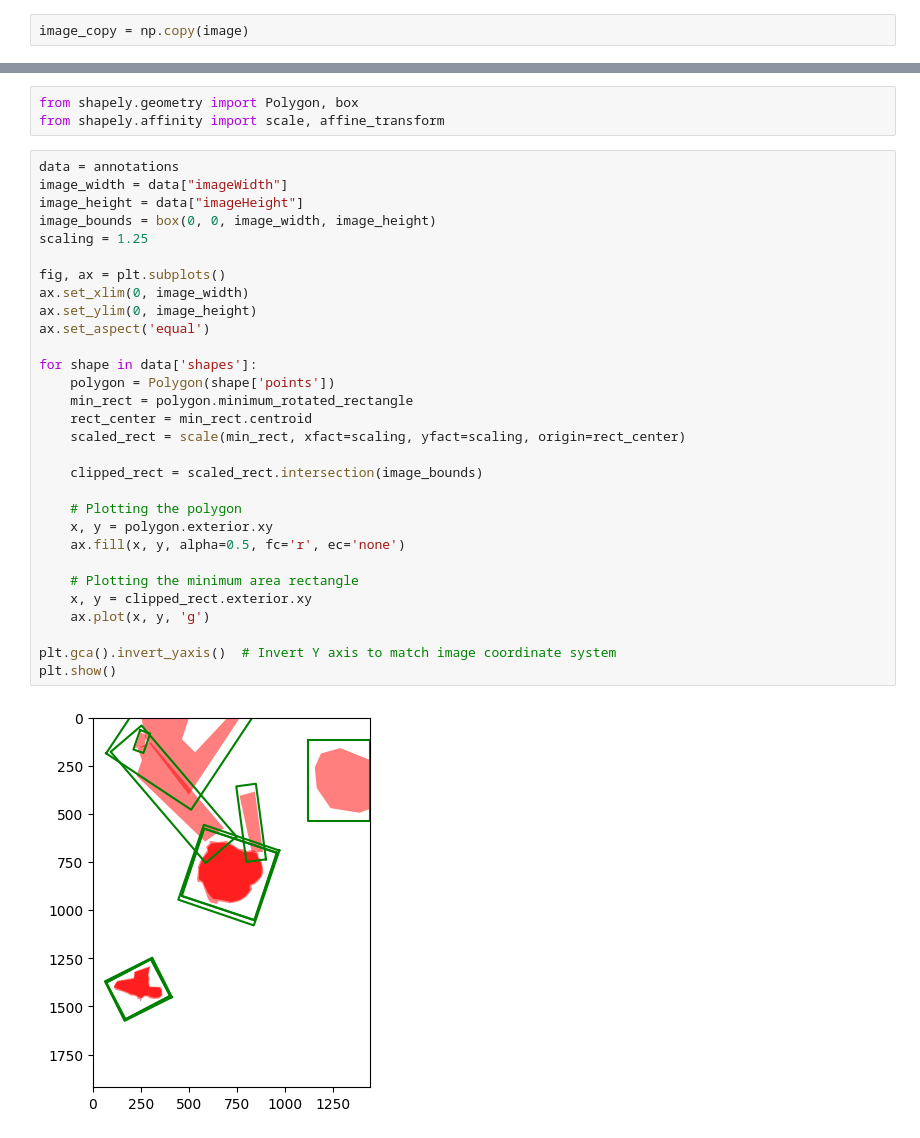
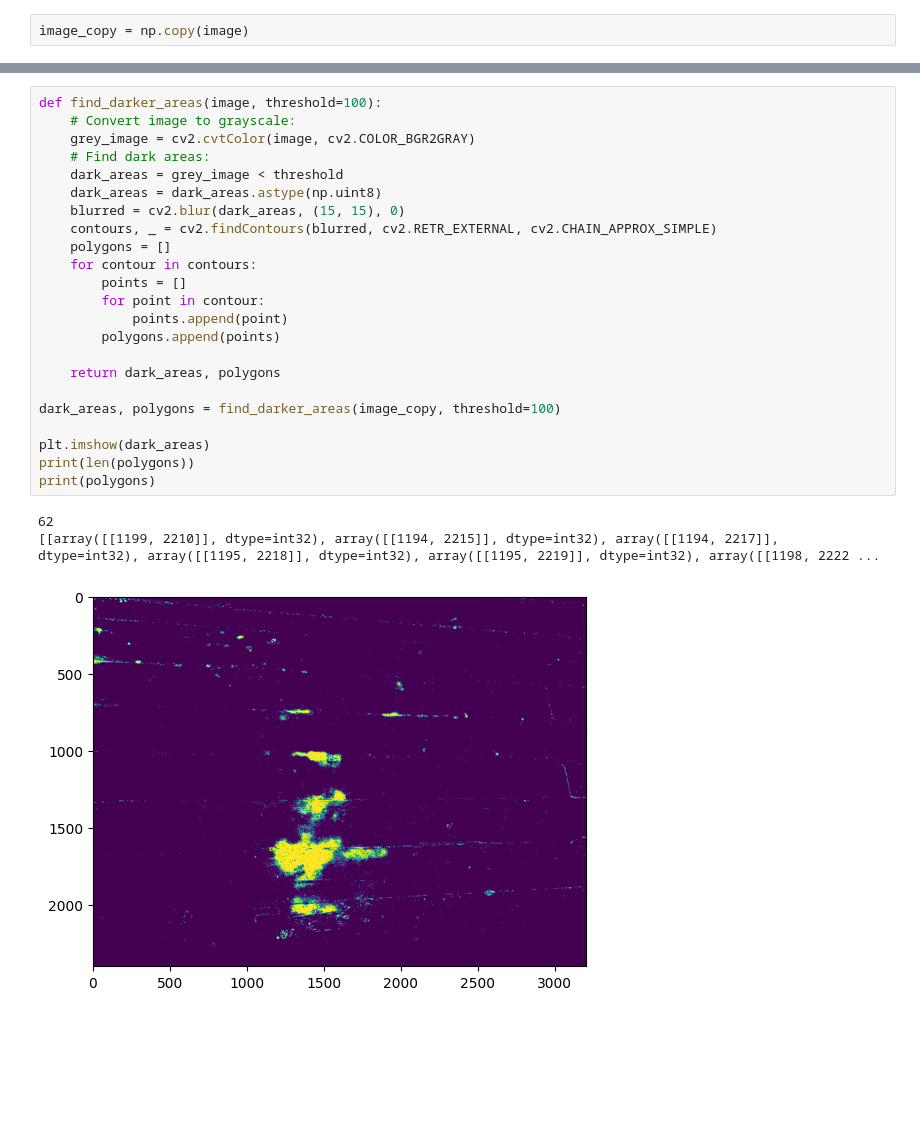
Before and after one commit to Samuelkoenig/PAMI_project_1, a Jupyter notebook: testV2.ipynb, the cells around one changed output, grey strips where cells are left out. Cells and saved outputs as stored; diff of their text form; blank space fills up the shorter version.

```diff
--- a/testV2.ipynb
+++ b/testV2.ipynb
@@ -120,35 +108,27 @@ plt.imshow(img),plt.show()
-# %%
-from shapely.geometry import Polygon, box
-from shapely.affinity import scale, affine_transform
-# %%
-data = annotations
-image_width = data["imageWidth"]
-image_height = data["imageHeight"]
-image_bounds = box(0, 0, image_width, image_height)
-scaling = 1.25
-
-fig, ax = plt.subplots()
-ax.set_xlim(0, image_width)
-ax.set_ylim(0, image_height)
-ax.set_aspect('equal')
-
-for shape in data['shapes']:
-    polygon = Polygon(shape['points'])
-    min_rect = polygon.minimum_rotated_rectangle
-    rect_center = min_rect.centroid
-    scaled_rect = scale(min_rect, xfact=scaling, yfact=scaling, origin=rect_center)
-
-    clipped_rect = scaled_rect.intersection(image_bounds)
-
-    # Plotting the polygon
-    x, y = polygon.exterior.xy
-    ax.fill(x, y, alpha=0.5, fc='r', ec='none')
-
-    # Plotting the minimum area rectangle
-    x, y = clipped_rect.exterior.xy
-    ax.plot(x, y, 'g')
-
-plt.gca().invert_yaxis()  # Invert Y axis to match image coordinate system
-plt.show()
-# %% [output]
-[figure, removed]
+# %%
+def find_darker_areas(image, threshold=100):
+    # Convert image to grayscale:
+    grey_image = cv2.cvtColor(image, cv2.COLOR_BGR2GRAY)
+    # Find dark areas:
+    dark_areas = grey_image < threshold
+    dark_areas = dark_areas.astype(np.uint8)
+    blurred = cv2.blur(dark_areas, (15, 15), 0)
+    contours, _ = cv2.findContours(blurred, cv2.RETR_EXTERNAL, cv2.CHAIN_APPROX_SIMPLE)
+    polygons = []
+    for contour in contours:
+        points = []
+        for point in contour:
+            points.append(point)
+        polygons.append(points)
+
+    return dark_areas, polygons
+
+dark_areas, polygons = find_darker_areas(image_copy, threshold=100)
+
+plt.imshow(dark_areas)
+print(len(polygons))
+print(polygons)
+# %% [output]
+62
+[[array([[1199, 2210]], dtype=int32), array([[1194, 2215]], dtype=int32), array([[1194, 2217]], dtype=int32), array([[1195, 2218]], dtype=int32), array([[1195, 2219]], dtype=int32), array([[1198, 2222 ...
+[figure, added]
```
Also changed, not shown: parts of 8 cells of this notebook.
